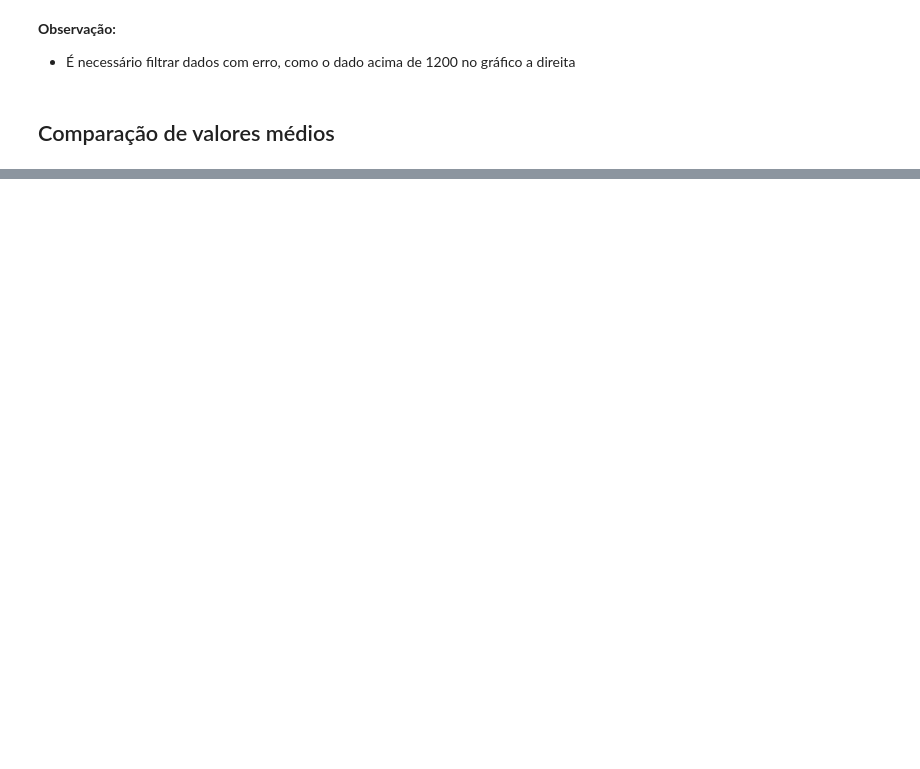
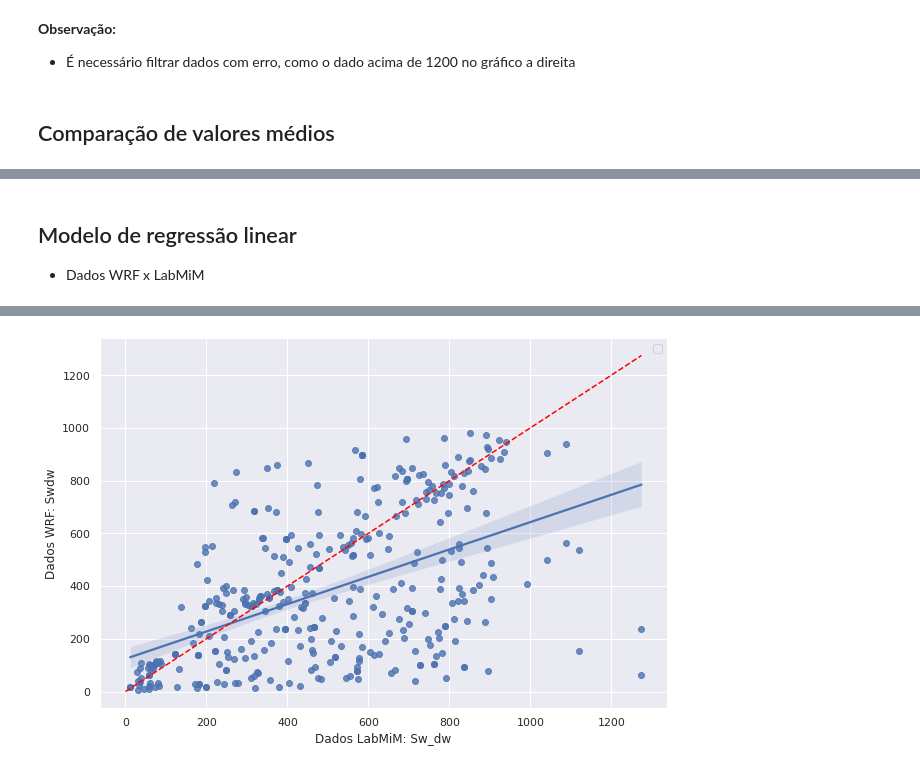
Before and after one commit to igordantasgf/analise_dados_microambientais, a Jupyter notebook: comparação_modelo.ipynb, the cells around one changed output, grey strips where cells are left out. Drawn from its saved outputs; the diff is of its cells as text; code cells hidden in the pictures; blank space fills up the shorter version.

Commit message:
regressão linear para dados medidos e WRF

```diff
--- a/comparação_modelo.ipynb
+++ b/comparação_modelo.ipynb
@@ -222,0 +227,26 @@ Text(0.5, 1.0, 'Labmim - Médias diárias mensais')
+# %% [markdown]
+## Modelo de regressão linear
+- Dados WRF x LabMiM
+# %%
+labmim1 = labmim
+series1 = series
+# Set the index of both data frames to the columns year, month, day, and hour
+labmim1 = labmim.set_index(['year', 'month', 'day', 'hour'])
+series1 = series.set_index(['year', 'month', 'day', 'hour'])
+
+# Merge the two data frames based on their index values
+merged = labmim.merge(series, how='outer', left_index=True, right_index=True)
+# %%
+# Sort the merged data frame by the hour_x column
+merged_hour = merged.sort_values('hour_x')
+maximo = max(max(merged_hour['Sw_dw']), max(merged_hour['Swdw']))
+
+#sns.scatterplot(data = merged_hour, x='Sw_dw', y='Swdw', hue='hour_x')
+
+sns.lmplot(x="Sw_dw", y="Swdw", data=merged_hour, height=6, aspect=1.5);
+sns.lineplot([0,maximo],[0,maximo], linestyle='dashed', color='red')
+plt.xlabel('Dados LabMiM: Sw_dw')
+plt.ylabel('Dados WRF: Swdw')
+plt.legend()
+plt.show()
+# %% [output]
@@ -222,0 +254 @@ Text(0.5, 1.0, 'Labmim - Médias diárias mensais')
+[figure, added]
```
Also changed, not shown: parts of 4 cells of this notebook.
